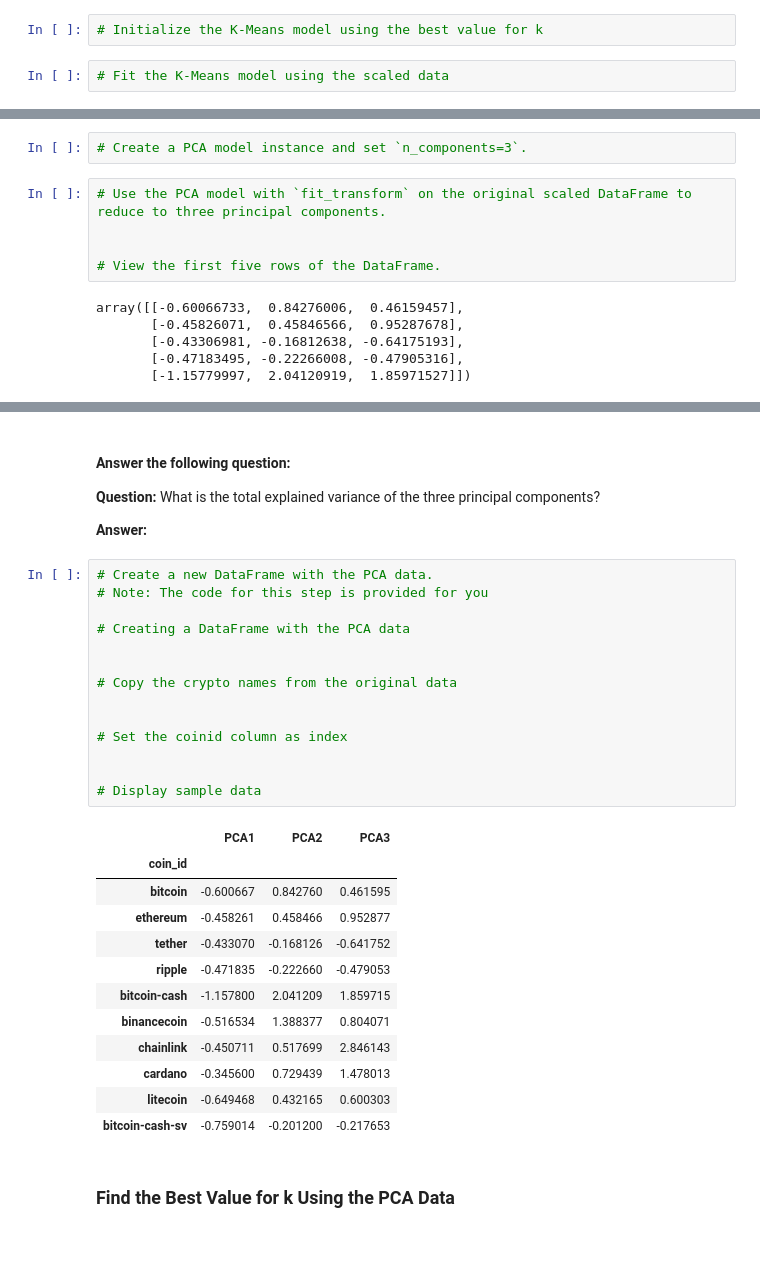
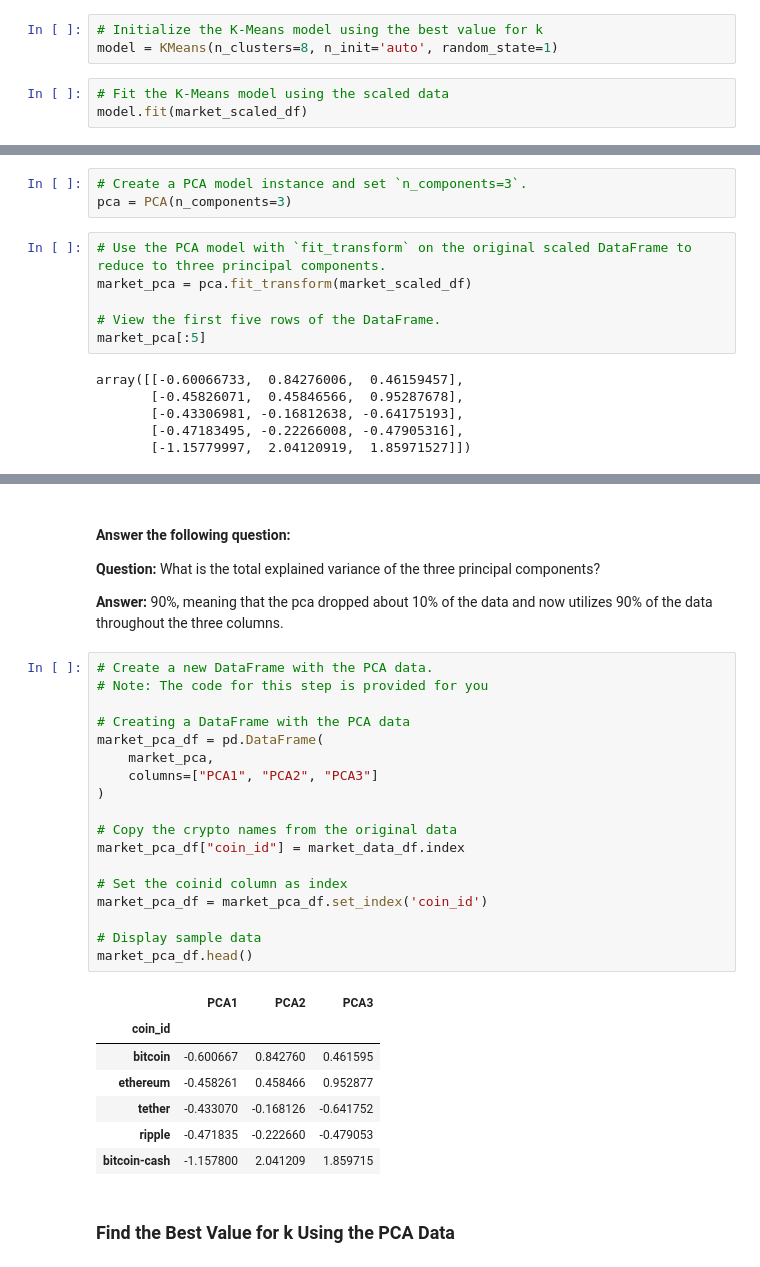
Before and after one commit to ncmoliver/CryptoClustering, a Jupyter notebook: Crypto_Clustering.ipynb, the cells around one changed output, grey strips where cells are left out. Saved outputs shown, nothing was run; the diff lists cells and outputs as text.

Commit message:
Completed Optimized clusters with PCA

```diff
--- a/Crypto_Clustering.ipynb
+++ b/Crypto_Clustering.ipynb
@@ -101,5 +124,7 @@ for i in k_list:
 ### Cluster Cryptocurrencies with K-means Using the Original Scaled Data.
 # %%
 # Initialize the K-Means model using the best value for k
+model = KMeans(n_clusters=8, n_init='auto', random_state=1)
 # %%
 # Fit the K-Means model using the scaled data
+model.fit(market_scaled_df)
@@ -131,11 +175,13 @@ for i in k_list:
 ### Optimize Clusters with Principal Component Analysis.
 # %%
 # Create a PCA model instance and set `n_components=3`.
+pca = PCA(n_components=3)
 # %%
 # Use the PCA model with `fit_transform` on the original scaled DataFrame to reduce to three principal components.
-
+market_pca = pca.fit_transform(market_scaled_df)
 
 # View the first five rows of the DataFrame.
+market_pca[:5]
 # %% [output]
 array([[-0.60066733,  0.84276006,  0.46159457],
        [-0.45826071,  0.45846566,  0.95287678],
@@ -151,34 +198,33 @@ array([0.3719856 , 0.34700813, 0.17603793])
 
 **Question:** What is the total explained variance of the three principal components?
 
-**Answer:**
+**Answer:** 90%, meaning that the pca dropped about 10% of the data and now utilizes 90% of the data throughout the three columns.
 # %%
 # Create a new DataFrame with the PCA data.
 # Note: The code for this step is provided for you
 
 # Creating a DataFrame with the PCA data
-
+market_pca_df = pd.DataFrame(
+    market_pca,
+    columns=["PCA1", "PCA2", "PCA3"]
+)
 
 # Copy the crypto names from the original data
-
+market_pca_df["coin_id"] = market_data_df.index
 
 # Set the coinid column as index
-
+market_pca_df = market_pca_df.set_index('coin_id')
 
 # Display sample data
+market_pca_df.head()
 # %% [output]
 |  | PCA1 | PCA2 | PCA3 |
 | coin_id |  |  |  |
 | bitcoin | -0.600667 | 0.842760 | 0.461595 |
 | ethereum | -0.458261 | 0.458466 | 0.952877 |
 | tether | -0.433070 | -0.168126 | -0.641752 |
 | ripple | -0.471835 | -0.222660 | -0.479053 |
 | bitcoin-cash | -1.157800 | 2.041209 | 1.859715 |
-| binancecoin | -0.516534 | 1.388377 | 0.804071 |
-| chainlink | -0.450711 | 0.517699 | 2.846143 |
-| cardano | -0.345600 | 0.729439 | 1.478013 |
-| litecoin | -0.649468 | 0.432165 | 0.600303 |
-| bitcoin-cash-sv | -0.759014 | -0.201200 | -0.217653 |
 # %% [markdown]
 ### Find the Best Value for k Using the PCA Data
 # %%
```
Also changed, not shown: parts of 12 cells of this notebook.
